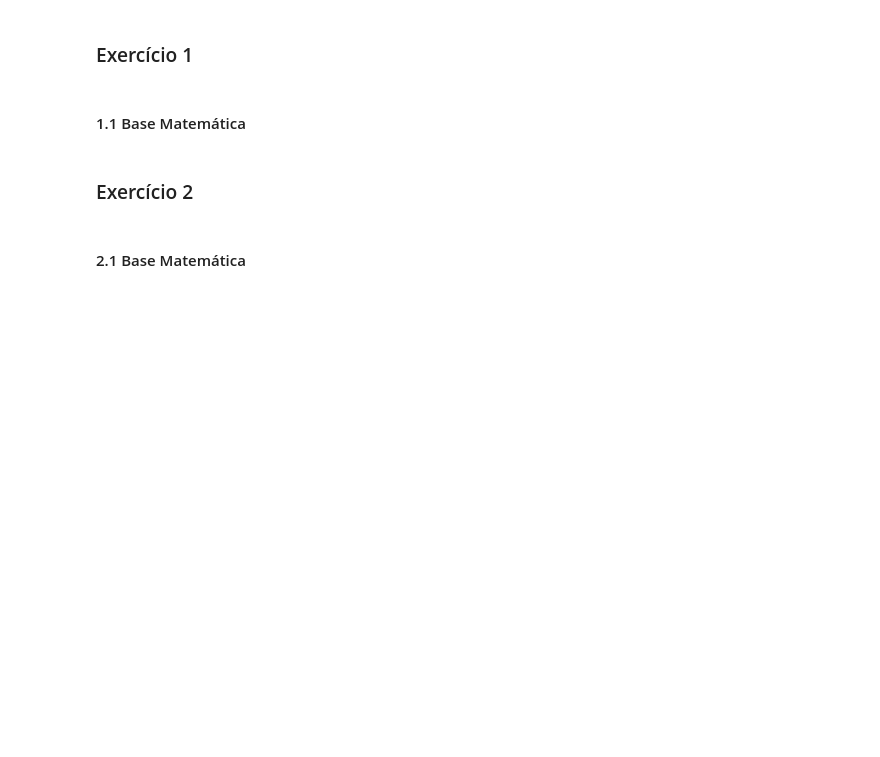
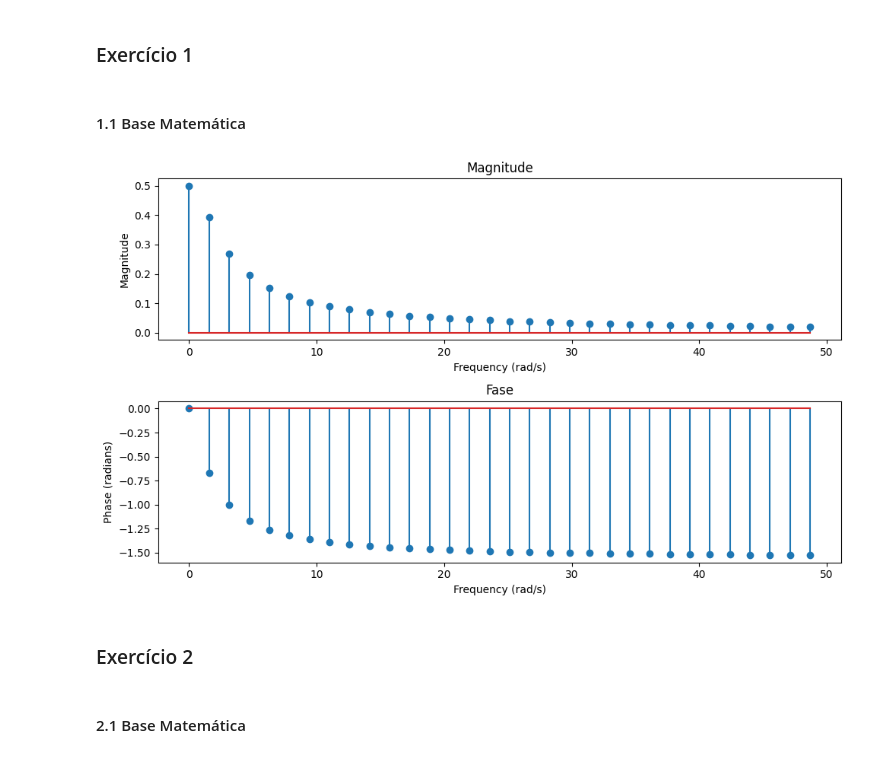
Before and after one commit to Vjfrib/sistCom, a Jupyter notebook: Projetos/2nd Projeto em Python + Apresentação/Notebook.ipynb, the cells around one changed output. Saved outputs shown, nothing was run; the diff lists cells and outputs as text; code cells hidden in the pictures; blank space fills up the shorter version.

```diff
--- a/Projetos/2nd Projeto em Python + Apresentação/Notebook.ipynb
+++ b/Projetos/2nd Projeto em Python + Apresentação/Notebook.ipynb
@@ -50,3 +69,48 @@ Explicação.
+# %%
+# Execução: Parâmetros
+Ts = 1/64
+T0 = 4
+N0 = int(T0 / Ts)
+
+# Vetor de tempo
+t = np.arange(0, Ts * N0, Ts)
+
+# Sinal g
+g = Ts * np.exp(-2 * t)
+g[0] = Ts * 0.5
+
+# Transformada de Fourier
+G = np.fft.fft(g)
+
+# Conversão para coordenadas polares
+Gp = np.angle(G)
+Gm = np.abs(G)
+
+# Vetor k e frequência angular
+k = np.arange(N0)
+w = 2 * np.pi * k / T0
+
+# Plotagem
+plt.figure(figsize=(10, 6))
+
+# Magnitude
+plt.subplot(211)
+plt.stem(w[:32], Gm[:32])
+plt.title('Magnitude')
+plt.xlabel('Frequency (rad/s)')
+plt.ylabel('Magnitude')
+
+# Fase
+plt.subplot(212)
+plt.stem(w[:32], Gp[:32])
+plt.title('Fase')
+plt.xlabel('Frequency (rad/s)')
+plt.ylabel('Phase (radians)')
+
+plt.tight_layout()
+plt.show()
+# %% [output]
+[figure, added]
 # %% [markdown]
 ### Exercício 2
 # %% [markdown]
```
Also changed, not shown: parts of 7 cells of this notebook.
